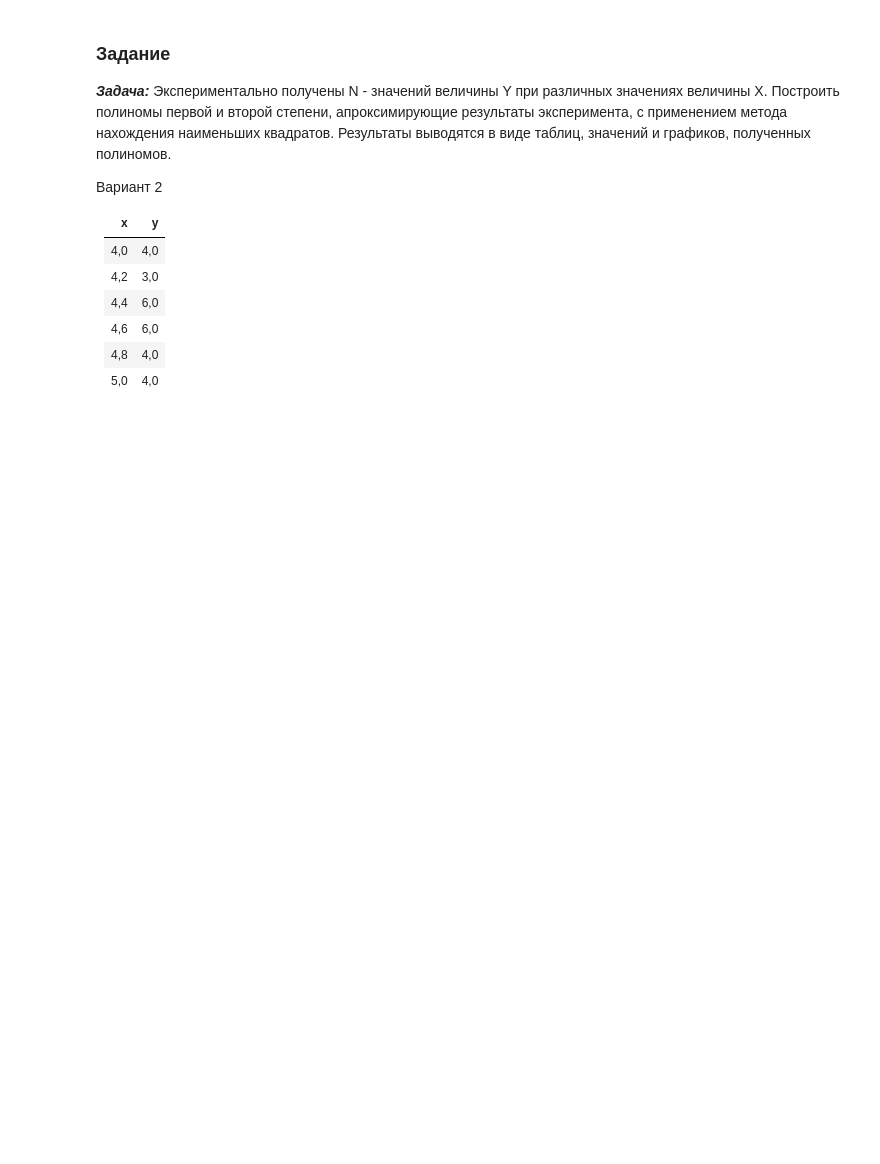
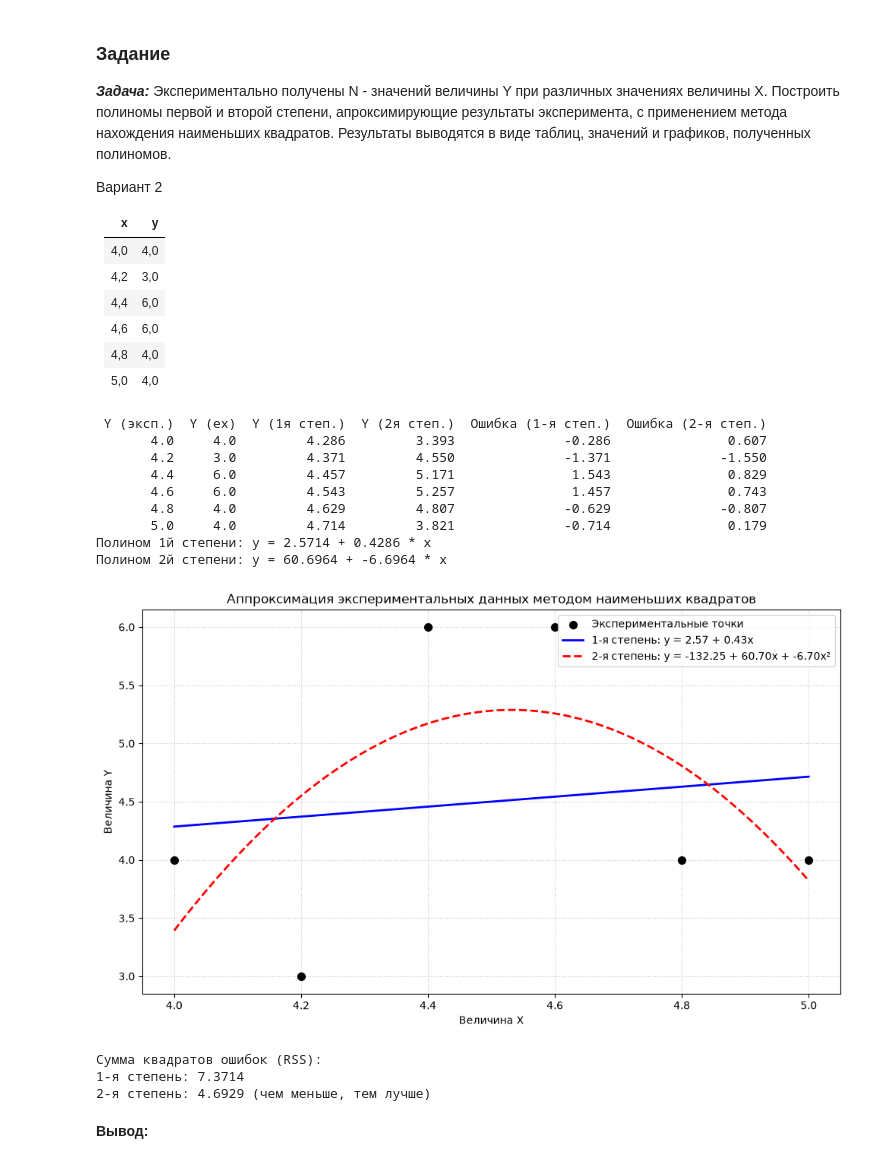
Before and after one commit to freemax-0602/ML, a Jupyter notebook: workbook-4/workbook-4.ipynb, the cells around one changed output. Drawn from its saved outputs; the diff is of its cells as text; code cells hidden in the pictures; blank space fills up the shorter version.

```diff
--- a/workbook-4/workbook-4.ipynb
+++ b/workbook-4/workbook-4.ipynb
@@ -729,3 +733,68 @@ Mean Squared Error: 0.4587686097484398
 | 4,6 | 6,0 |
 | 4,8 | 4,0 |
 | 5,0 | 4,0 |
+# %%
+x = np.array([4.0, 4.2, 4.4, 4.6, 4.8, 5.0])
+y = np.array([4.0, 3.0, 6.0, 6.0, 4.0, 4.0])
+
+coeffs_1 = np.polyfit(x, y, 1)
+coeffs_2 = np.polyfit(x, y, 2)
+
+y_pred_1 = np.polyval(coeffs_1, x)
+y_pred_2 = np.polyval(coeffs_2, x)
+
+df = pd.DataFrame({
+    'Y (эксп.)': x,
+    'Y (ex)': y,
+    'Y (1я степ.)': np.round(y_pred_1, 3),
+    'Y (2я степ.)': np.round(y_pred_2, 3),
+    'Ошибка (1-я степ.)': np.round(y-y_pred_1,3),
+    'Ошибка (2-я степ.)': np.round(y-y_pred_2,3)
+})
+
+print(df.to_string(index=False))
+print(f"Полином 1й степени: y = {coeffs_1[1]:.4f} + {coeffs_1[0]:.4f} * x")
+print(f"Полином 2й степени: y = {coeffs_2[1]:.4f} + {coeffs_2[0]:.4f} * x")
+
+x_smooth = np.linspace(np.min(x), np.max(x), 100)
+y_smooth_1 = np.polyval(coeffs_1, x_smooth)
+y_smooth_2 = np.polyval(coeffs_2, x_smooth)
+
+plt.figure(figsize=(10, 6))
+
+plt.scatter(x, y, color='black', s=50, zorder=5, label='Экспериментальные точки')
+
+plt.plot(x_smooth, y_smooth_1, color='blue', linewidth=2,
+         label=f'1-я степень: y = {coeffs_1[1]:.2f} + {coeffs_1[0]:.2f}x')
+plt.plot(x_smooth, y_smooth_2, color='red', linewidth=2, linestyle='--',
+         label=f'2-я степень: y = {coeffs_2[2]:.2f} + {coeffs_2[1]:.2f}x + {coeffs_2[0]:.2f}x²')
+
+plt.title('Аппроксимация экспериментальных данных методом наименьших квадратов')
+plt.xlabel('Величина X')
+plt.ylabel('Величина Y')
+plt.grid(True, linestyle=':', alpha=0.7)
+plt.legend()
+plt.tight_layout()
+plt.show()
+
+rss_1 = np.sum((y - y_pred_1)**2)
+rss_2 = np.sum((y - y_pred_2)**2)
+print(f"\nСумма квадратов ошибок (RSS):")
+print(f"1-я степень: {rss_1:.4f}")
+print(f"2-я степень: {rss_2:.4f} (чем меньше, тем лучше)")
+# %% [output]
+ Y (эксп.)  Y (ex)  Y (1я степ.)  Y (2я степ.)  Ошибка (1-я степ.)  Ошибка (2-я степ.)
+       4.0     4.0         4.286         3.393              -0.286               0.607
+       4.2     3.0         4.371         4.550              -1.371              -1.550
+       4.4     6.0         4.457         5.171               1.543               0.829
+       4.6     6.0         4.543         5.257               1.457               0.743
+       4.8     4.0         4.629         4.807              -0.629              -0.807
+       5.0     4.0         4.714         3.821              -0.714               0.179
+Полином 1й степени: y = 2.5714 + 0.4286 * x
+Полином 2й степени: y = 60.6964 + -6.6964 * x
+[figure, added]
+Сумма квадратов ошибок (RSS):
+1-я степень: 7.3714
+2-я степень: 4.6929 (чем меньше, тем лучше)
+# %% [markdown]
+**Вывод:**
```
Also changed, not shown: parts of 10 cells of this notebook, 4 other files.
